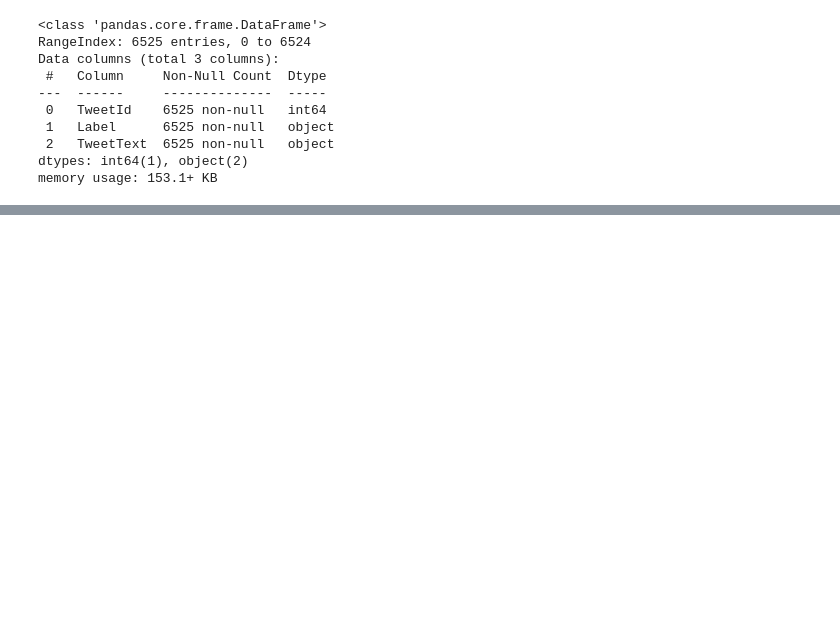
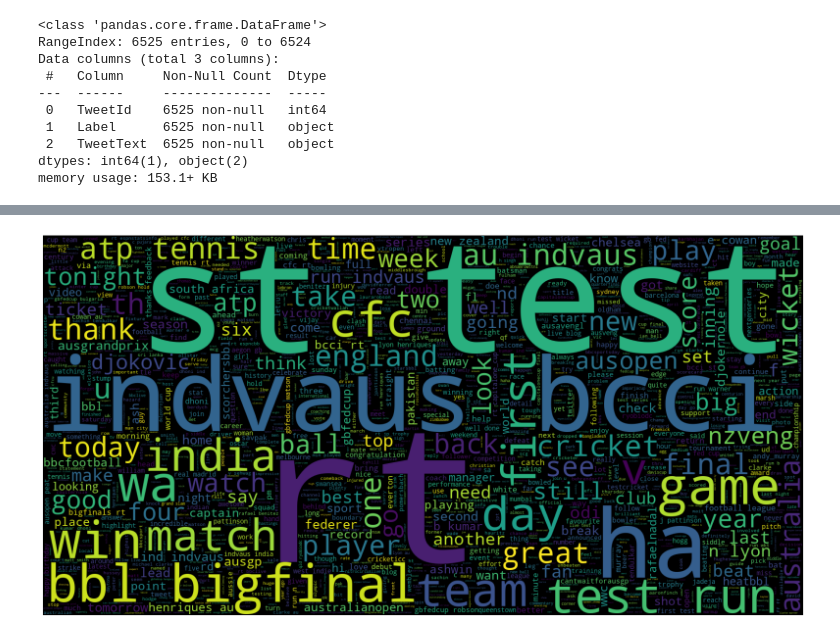
Before and after one commit to yasirech-chammakhy/Tweets-classification, a Jupyter notebook: notebooks/eda.ipynb, the cells around one changed output, grey strips where cells are left out. Drawn from its saved outputs; the diff is of its cells as text; code cells hidden in the pictures; blank space fills up the shorter version.

```diff
--- a/notebooks/eda.ipynb
+++ b/notebooks/eda.ipynb
@@ -62,0 +99,3 @@ memory usage: 153.1+ KB
+# %%
+# apply the function to the tweet text
+df_train['clean_text'] = df_train['TweetText'].apply(clean_tweets)
@@ -62,0 +111,11 @@ memory usage: 153.1+ KB
+# %%
+# visualize the most common words in the sport tweets
+from wordcloud import WordCloud
+
+plt.figure(figsize=(20, 20))
+wc = WordCloud(max_words=2000, width=1600, height=800).generate(" ".join(df_train[df_train['Label'] == "Sports"]['clean_text']))
+plt.imshow(wc, interpolation='bilinear')
+plt.axis('off')
+plt.show()
+# %% [output]
+[figure, added]
```
Also changed, not shown: parts of 45 cells of this notebook, 4 other files.
